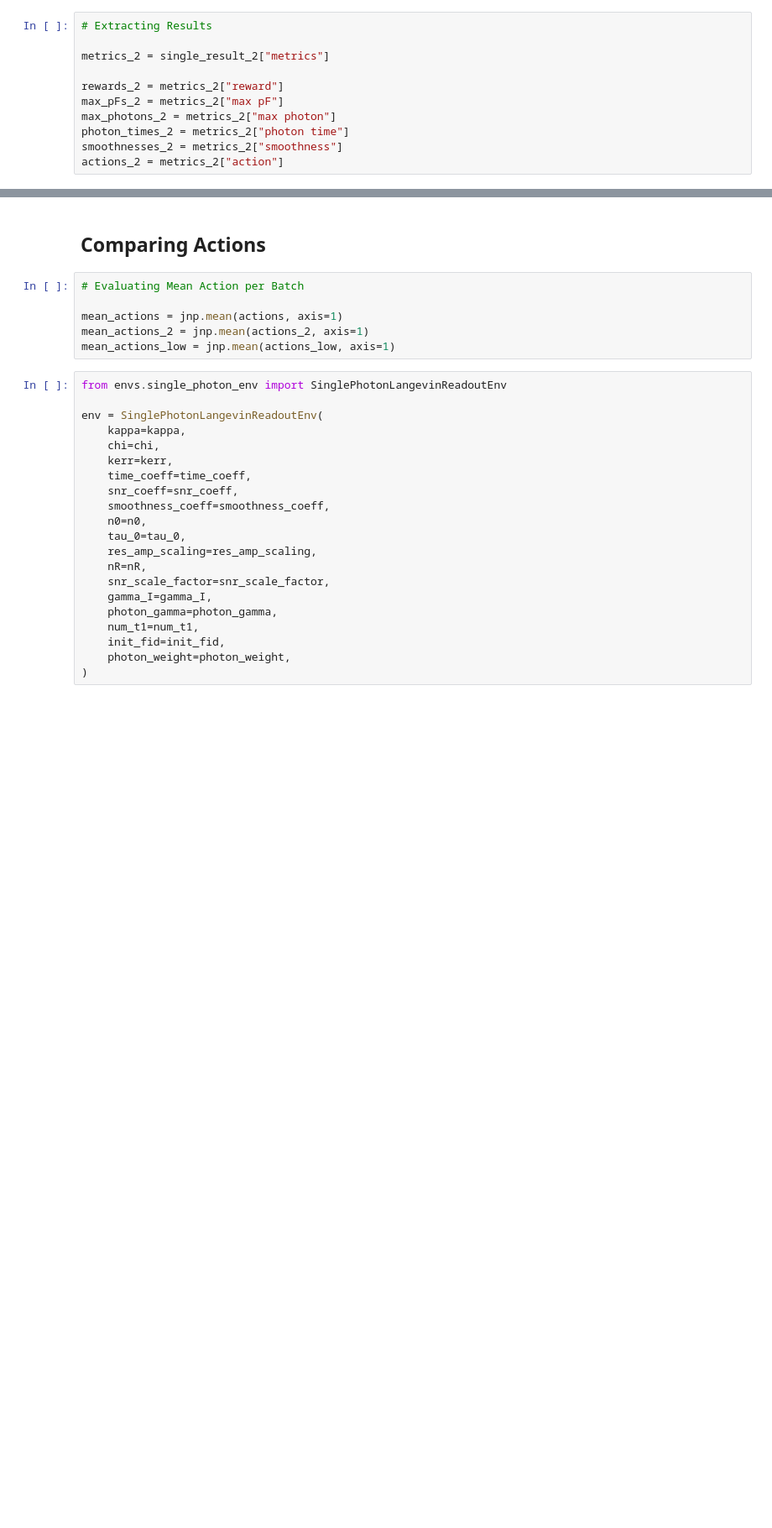
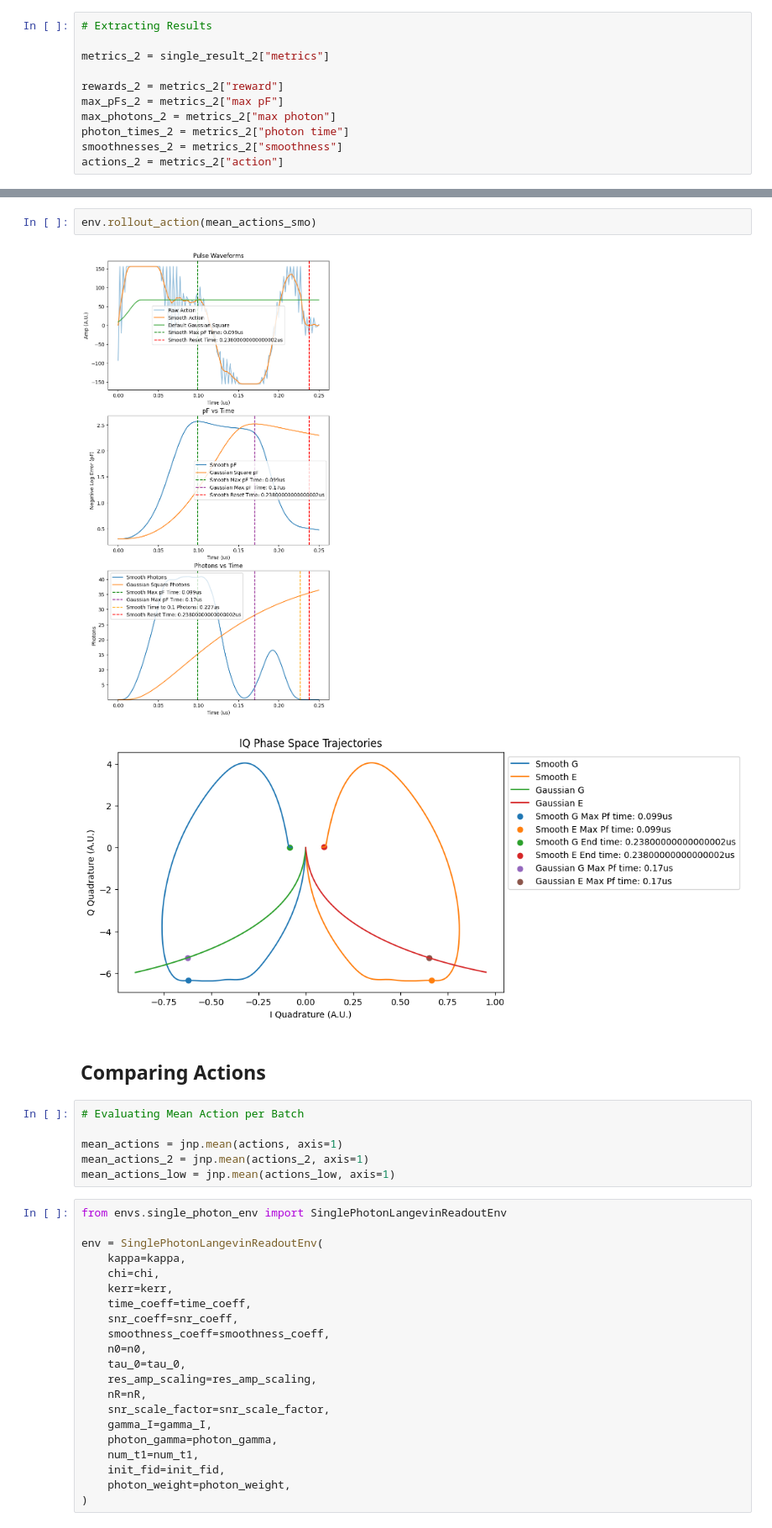
Before and after one commit to AnikenC/ReadoutWithRL, a Jupyter notebook: readoutWithRL/MLControl/ppo_learning.ipynb, the cells around one changed output, grey strips where cells are left out. Shown at 84% size. Cells and saved outputs as stored; diff of their text form; blank space fills up the shorter version.

```diff
--- a/readoutWithRL/MLControl/ppo_learning.ipynb
+++ b/readoutWithRL/MLControl/ppo_learning.ipynb
@@ -473,3 +411,8 @@ time taken: 144.99505829811096
+# %%
+env.rollout_action(mean_actions_smo)
+# %% [output]
+[figure, added]
+[figure, added]
 # %% [markdown]
 ## Comparing Actions
 # %%
```
Also changed, not shown: parts of 15 cells of this notebook.
